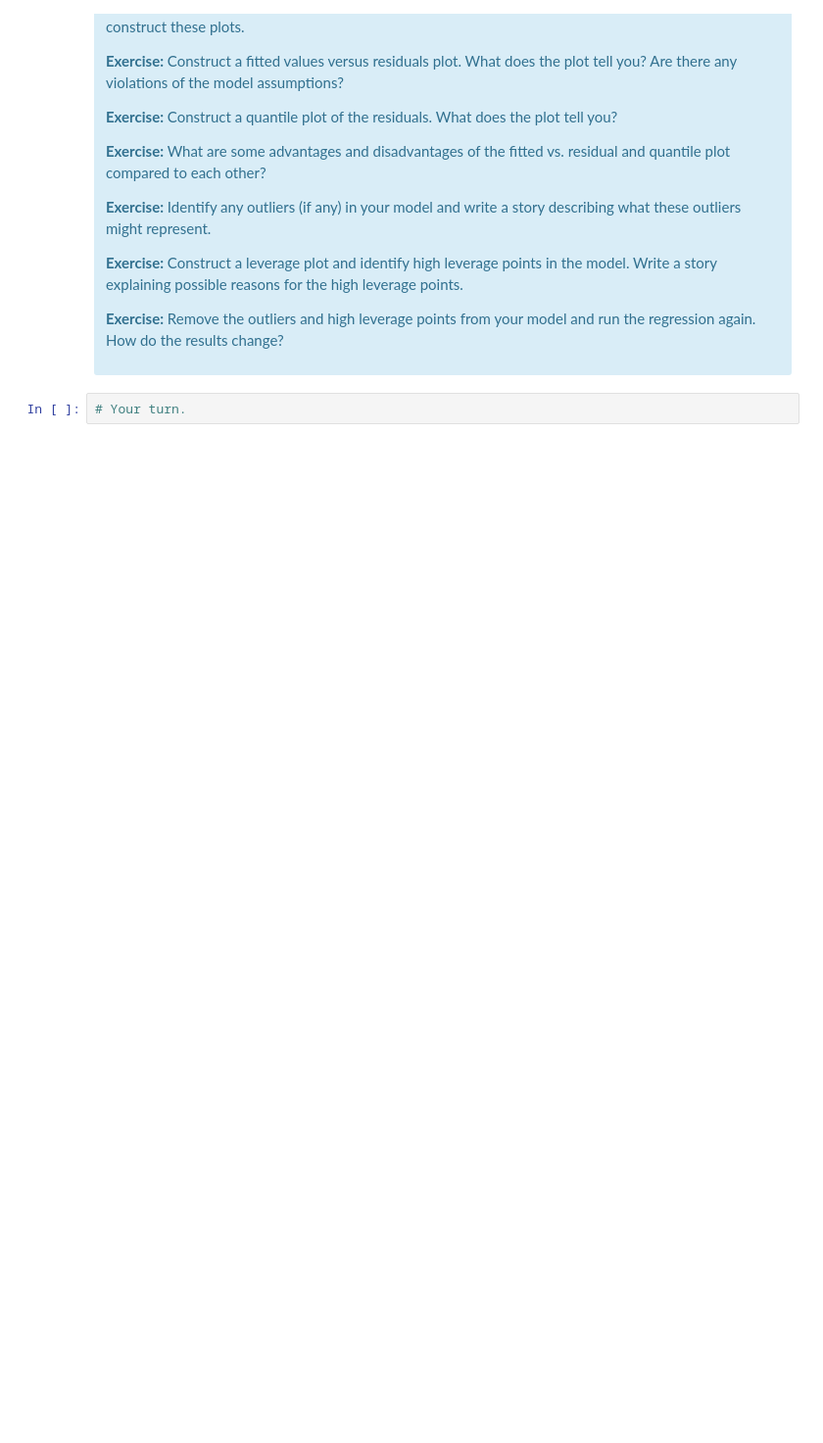
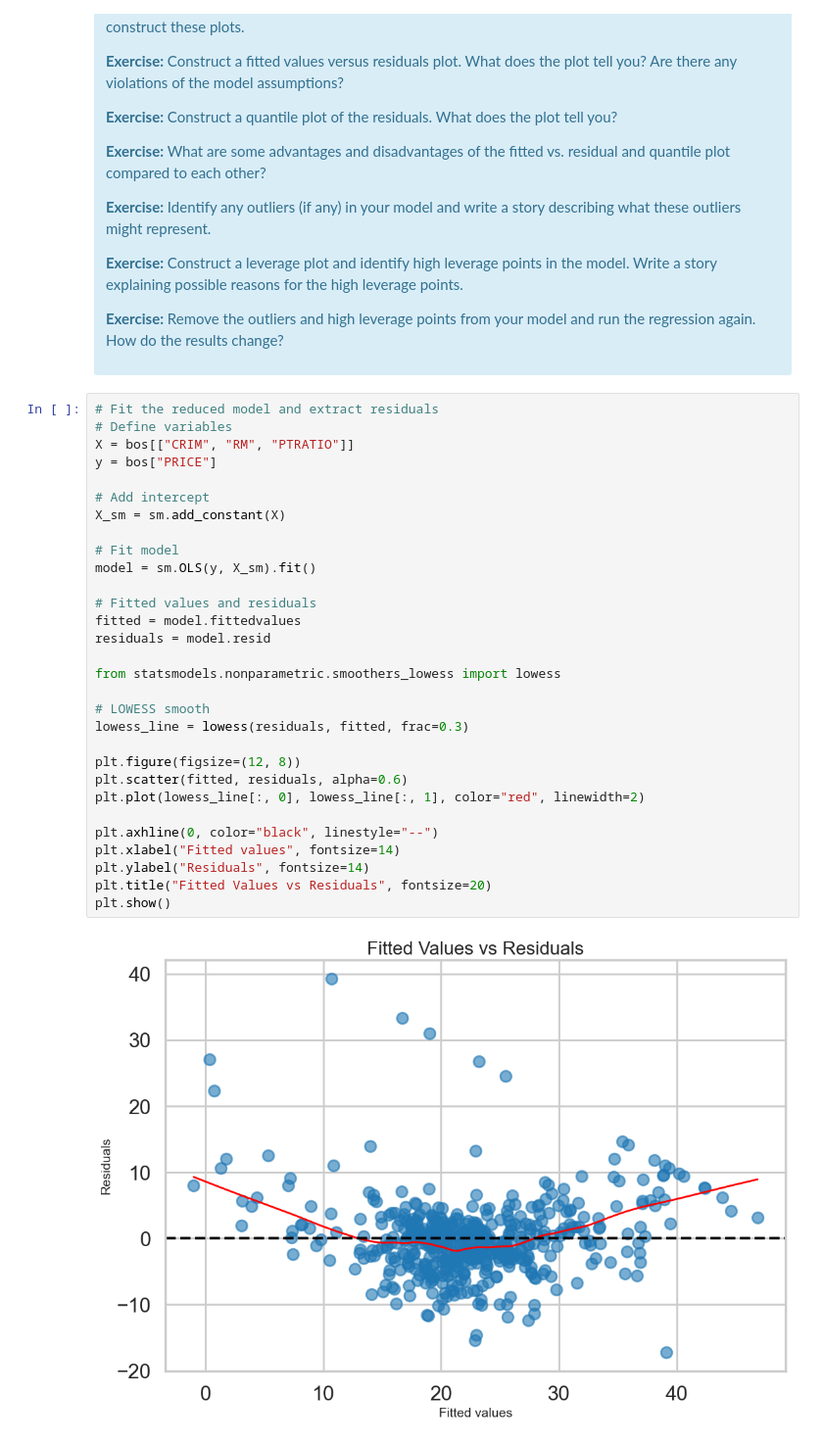
Before and after one commit to MIJUMBO/Boston-Housing---Case-Study-Using-Regression-in-Python, a Jupyter notebook: Mini_Project_Linear_Regression.ipynb, the cells around one changed output. Shown at 98% size. Drawn from its saved outputs; the diff is of its cells as text; blank space fills up the shorter version.

```diff
--- a/Mini_Project_Linear_Regression.ipynb
+++ b/Mini_Project_Linear_Regression.ipynb
@@ -999,5 +999,35 @@ There are some other issues that are important investigate with linear regressio
 
 <p><b>Exercise:</b> Remove the outliers and high leverage points from your model and run the regression again. How do the results change?</p>
 </div>
-# %%
-# Your turn.
+# %%
+# Fit the reduced model and extract residuals
+# Define variables
+X = bos[["CRIM", "RM", "PTRATIO"]]
+y = bos["PRICE"]
+
+# Add intercept
+X_sm = sm.add_constant(X)
+
+# Fit model
+model = sm.OLS(y, X_sm).fit()
+
+# Fitted values and residuals
+fitted = model.fittedvalues
+residuals = model.resid
+
+from statsmodels.nonparametric.smoothers_lowess import lowess
+
+# LOWESS smooth
+lowess_line = lowess(residuals, fitted, frac=0.3)
+
+plt.figure(figsize=(12, 8))
+plt.scatter(fitted, residuals, alpha=0.6)
+plt.plot(lowess_line[:, 0], lowess_line[:, 1], color="red", linewidth=2)
+
+plt.axhline(0, color="black", linestyle="--")
+plt.xlabel("Fitted values", fontsize=14)
+plt.ylabel("Residuals", fontsize=14)
+plt.title("Fitted Values vs Residuals", fontsize=20)
+plt.show()
+# %% [output]
+[figure, added]
```
Also changed, not shown: parts of 11 cells of this notebook.
